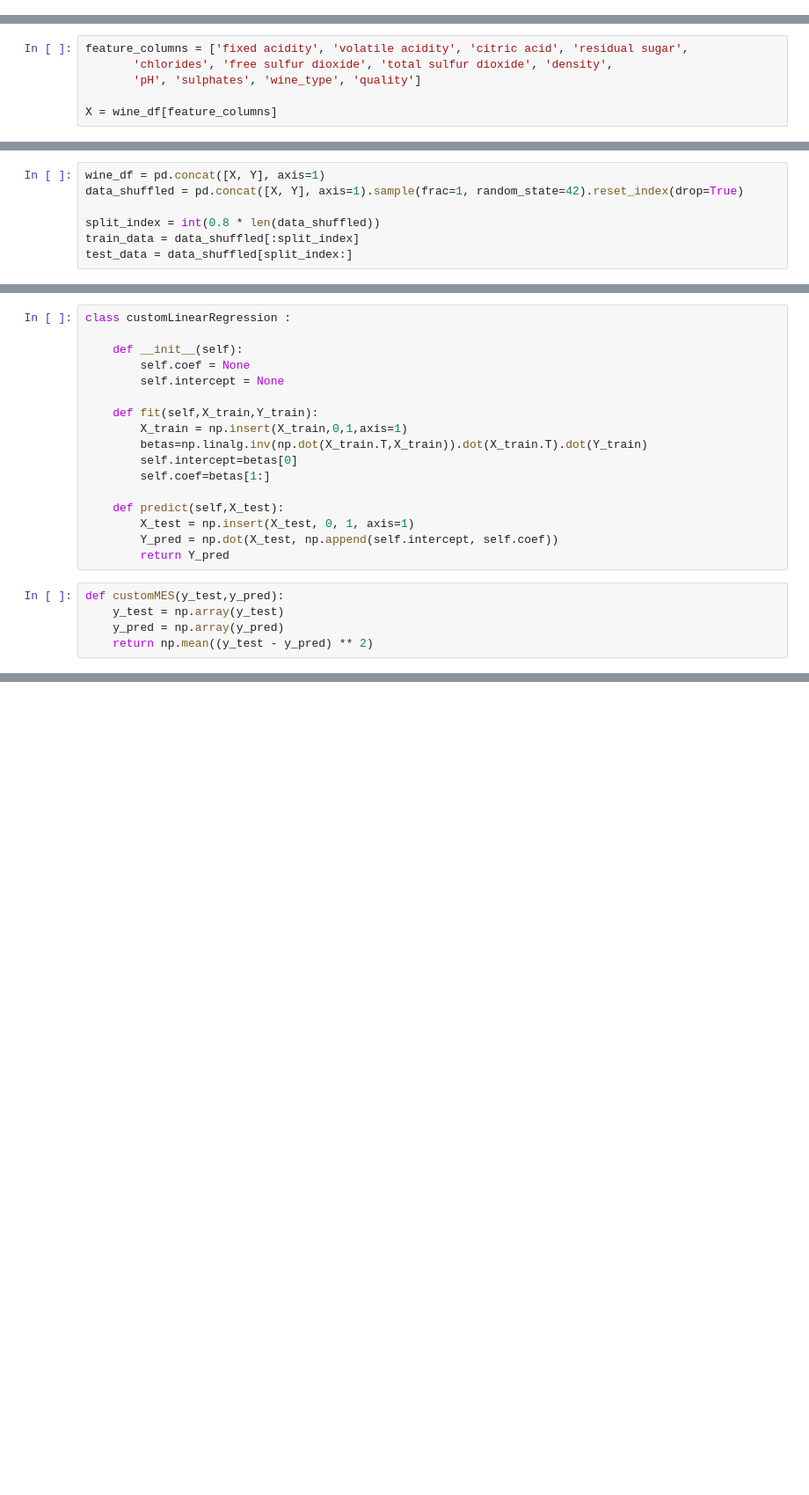
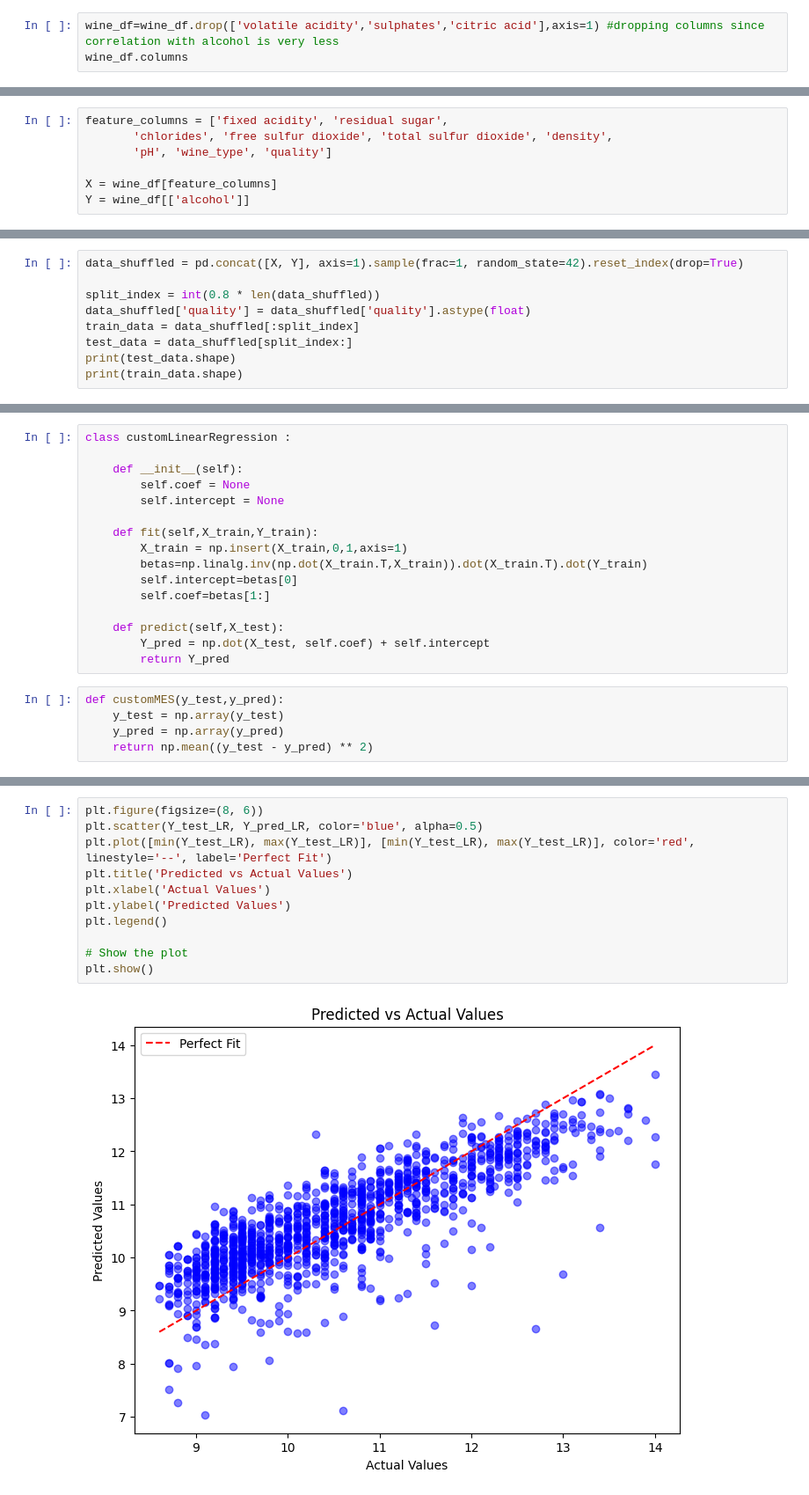
Before and after one commit to Ganesh-Kdt/Classification-and-Regression-Model-From-Scratch, a Jupyter notebook: ganeshdi_sushreen_assignment1_part3.ipynb, the cells around one changed output, grey strips where cells are left out. Shown at 88% size. Drawn from its saved outputs; the diff is of its cells as text; blank space fills up the shorter version.

```diff
--- a/ganeshdi_sushreen_assignment1_part3.ipynb
+++ b/ganeshdi_sushreen_assignment1_part3.ipynb
@@ -134,0 +126,3 @@ Y = wine_df[['alcohol']]
+# %%
+wine_df=wine_df.drop(['volatile acidity','sulphates','citric acid'],axis=1) #dropping columns since correlation with alcohol is very less
+wine_df.columns
@@ -135,9 +134,10 @@ Y = wine_df[['alcohol']]
 # %%
-feature_columns = ['fixed acidity', 'volatile acidity', 'citric acid', 'residual sugar',
+feature_columns = ['fixed acidity', 'residual sugar',
        'chlorides', 'free sulfur dioxide', 'total sulfur dioxide', 'density',
-       'pH', 'sulphates', 'wine_type', 'quality']
+       'pH', 'wine_type', 'quality']
 
 X = wine_df[feature_columns]
+Y = wine_df[['alcohol']]
 # %%
 print('Shape of X', X.shape)
 print('Shape of Y', Y.shape)
@@ -146,8 +146,10 @@ Shape of X (6497, 12)
 Shape of Y (6497, 1)
 # %%
-wine_df = pd.concat([X, Y], axis=1)
 data_shuffled = pd.concat([X, Y], axis=1).sample(frac=1, random_state=42).reset_index(drop=True)
 
 split_index = int(0.8 * len(data_shuffled))
+data_shuffled['quality'] = data_shuffled['quality'].astype(float)
 train_data = data_shuffled[:split_index]
 test_data = data_shuffled[split_index:]
+print(test_data.shape)
+print(train_data.shape)
@@ -187,8 +177,7 @@ class customLinearRegression :
         self.coef=betas[1:]
 
     def predict(self,X_test):
-        X_test = np.insert(X_test, 0, 1, axis=1)
-        Y_pred = np.dot(X_test, np.append(self.intercept, self.coef))
+        Y_pred = np.dot(X_test, self.coef) + self.intercept
         return Y_pred
 # %%
 def customMES(y_test,y_pred):
@@ -259,0 +316,13 @@ print(mse)
+# %%
+plt.figure(figsize=(8, 6))
+plt.scatter(Y_test_LR, Y_pred_LR, color='blue', alpha=0.5)
+plt.plot([min(Y_test_LR), max(Y_test_LR)], [min(Y_test_LR), max(Y_test_LR)], color='red', linestyle='--', label='Perfect Fit')
+plt.title('Predicted vs Actual Values')
+plt.xlabel('Actual Values')
+plt.ylabel('Predicted Values')
+plt.legend()
+
+# Show the plot
+plt.show()
+# %% [output]
+[figure, added]
```
Also changed, not shown: parts of 15 cells of this notebook.
